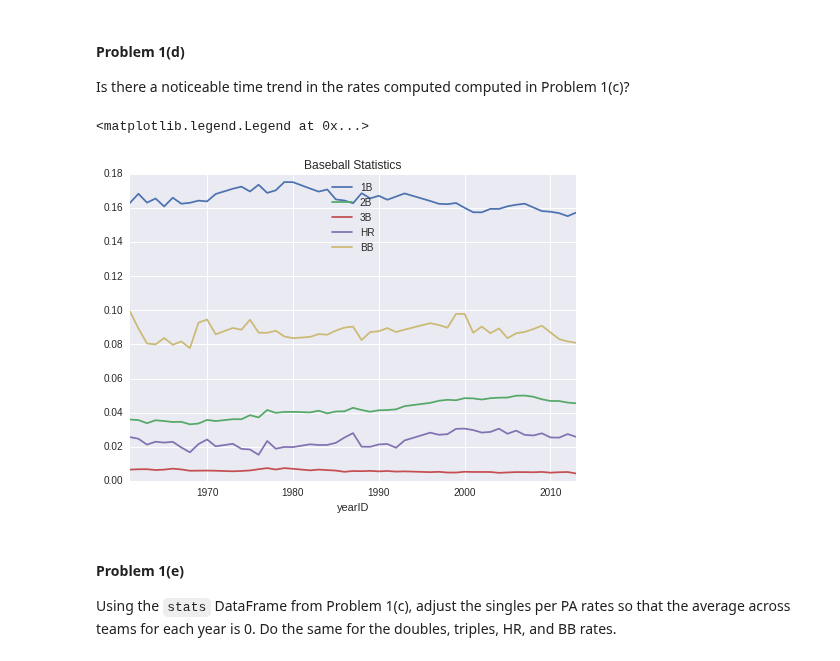
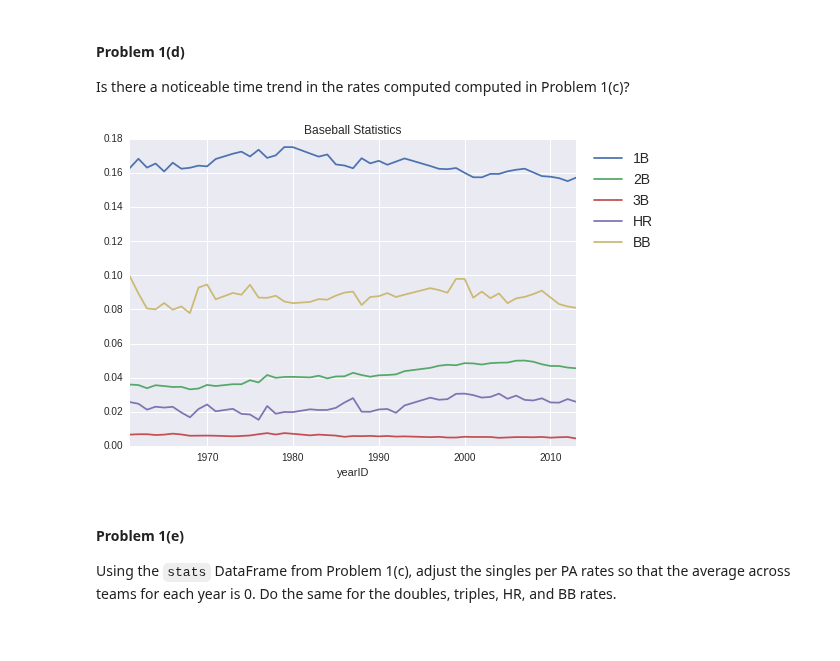
Before and after one commit to snazrul1/ssnazrul, a Jupyter notebook: DSE220/HW2/Assignment_2.ipynb, the cells around one changed output. Drawn from its saved outputs; the diff is of its cells as text; code cells hidden in the pictures.

```diff
--- a/DSE220/HW2/Assignment_2.ipynb
+++ b/DSE220/HW2/Assignment_2.ipynb
@@ -152,14 +152,13 @@ Is there a noticeable time trend in the rates computed computed in Problem 1(c)?
 # %%
 ### Your code here ###
 
 stats_header = stats.columns[3::]
 
 for head in stats_header:
     stats.groupby(['yearID']).mean()[head].plot(kind='line',title='Baseball Statistics')
-plt.legend(stats_header, loc=0)
+plt.legend(stats_header, bbox_to_anchor=(1.2, 1), fontsize=14);
 # %% [output]
-<matplotlib.legend.Legend at 0x...>
-[figure, old version]
+[figure, new version]
 # %% [markdown]
 #### Problem 1(e)
 
```
Also changed, not shown: parts of 16 cells of this notebook.
